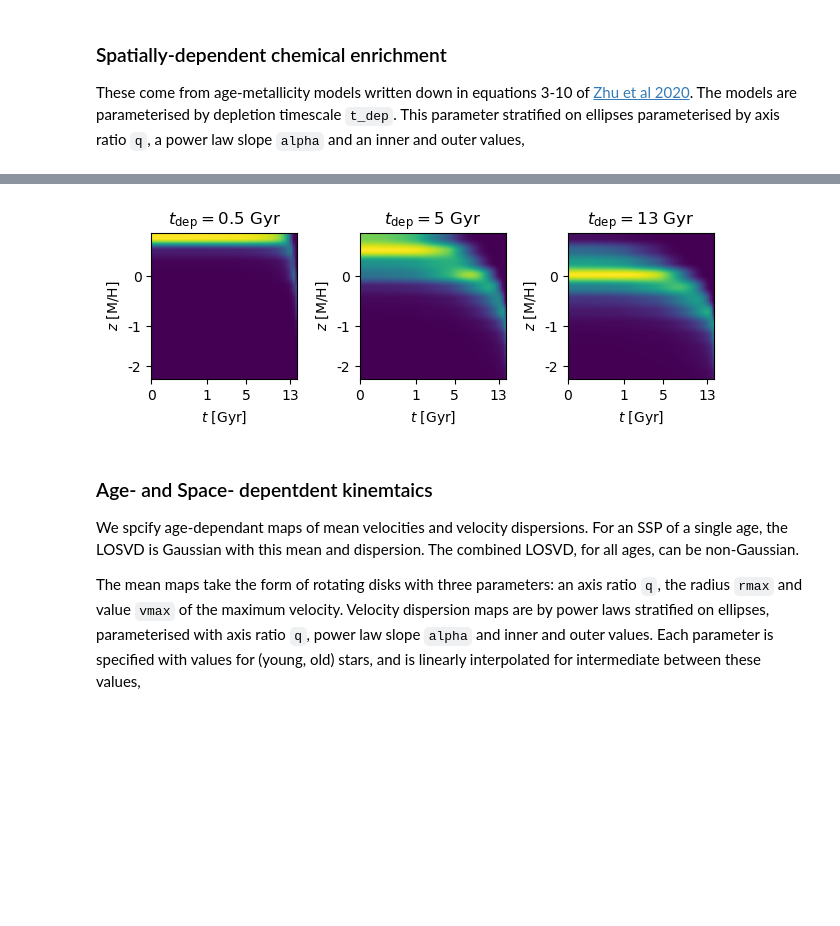
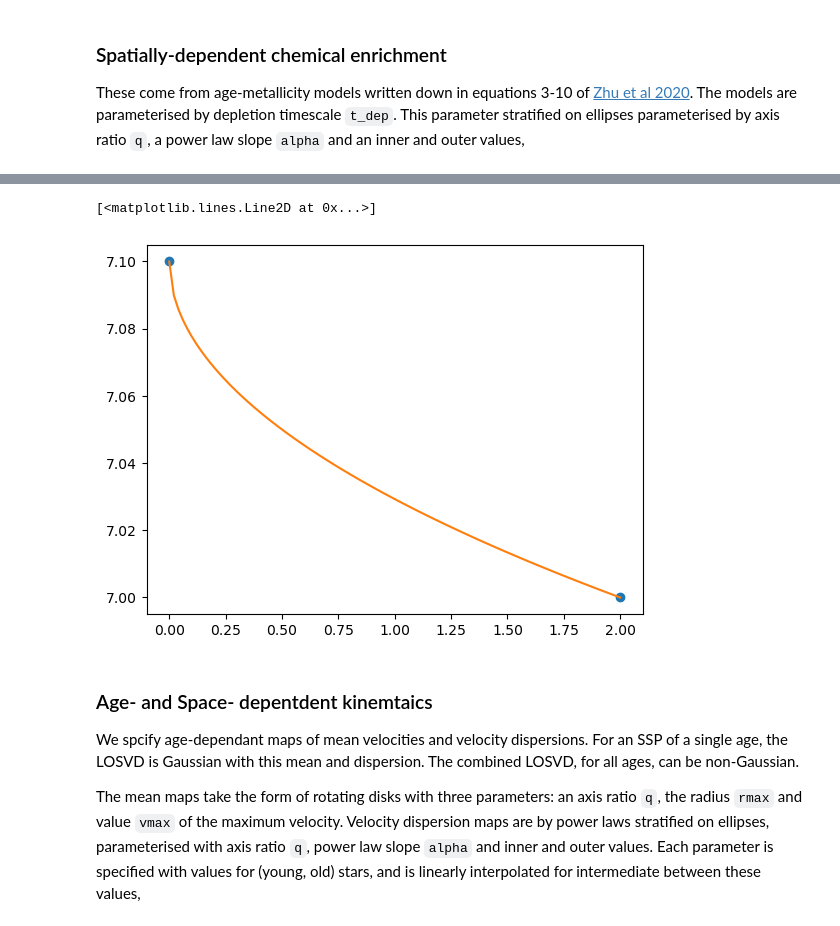
Before and after one commit to prashjet/popkinmocks, a Jupyter notebook: docs/source/notebooks/popkinmocks.ipynb, the cells around one changed output, grey strips where cells are left out. Drawn from its saved outputs; the diff is of its cells as text; code cells hidden in the pictures; blank space fills up the shorter version.

```diff
--- a/docs/source/notebooks/popkinmocks.ipynb
+++ b/docs/source/notebooks/popkinmocks.ipynb
@@ -80,15 +106,21 @@ cube.imshow(disk1.t_dep, cmap=plt.cm.jet, colorbar_label='$t_\mathrm{dep}$')
-# %%
-fig, ax = plt.subplots(1, 3)
-
-dummy = pkm.components.parametric.ParametricComponent(cube=cube)
-
-for (t_dep, ax0) in zip([0.5, 5, 13], ax):
-    a = dummy.evaluate_chemical_enrichment_model_single_t_dep(t_dep)
-    cube.imshow(a.T, view=['t', 'z'], ax=ax0, colorbar=False)
-    ax0.set_title('$t_\\mathrm{dep} = '+str(t_dep)+'$ Gyr')
-fig.tight_layout()
-# %% [output]
-[figure, removed]
+# %%
+def y(x, x0=0, x1=2, y0=5, y1=-2, alpha=1.):
+    delta_x = x1-x0
+    delta_y = y1-y0
+    return y0 + delta_y * (x/delta_x)**alpha
+# %%
+x0=0
+x1=2
+y0=7.1
+y1=7
+alpha=0.5
+
+x = np.linspace(x0, x1, 100)
+plt.plot([x0,x1], [y0,y1], 'o')
+plt.plot(x, y(x, y0=y0, y1=y1, alpha=alpha))
+# %% [output]
+[<matplotlib.lines.Line2D at 0x...>]
+[figure, added]
 # %% [markdown]
 ### Age- and Space- depentdent kinemtaics
 
```
Also changed, not shown: parts of 21 cells of this notebook, 18 other files.
